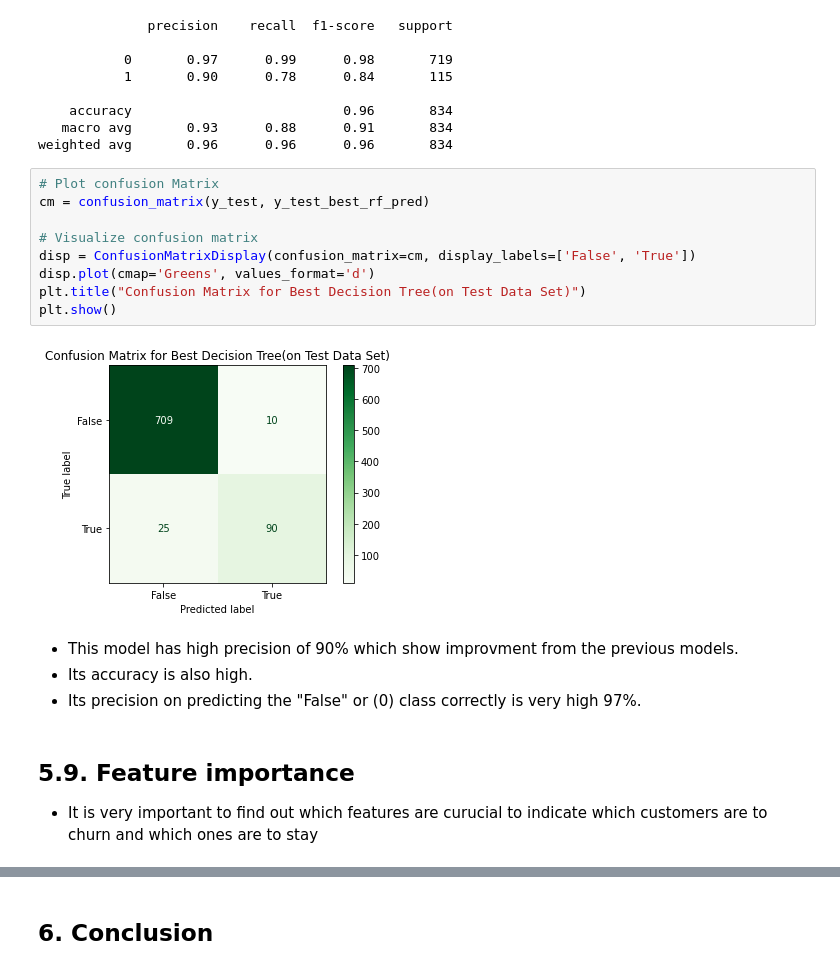
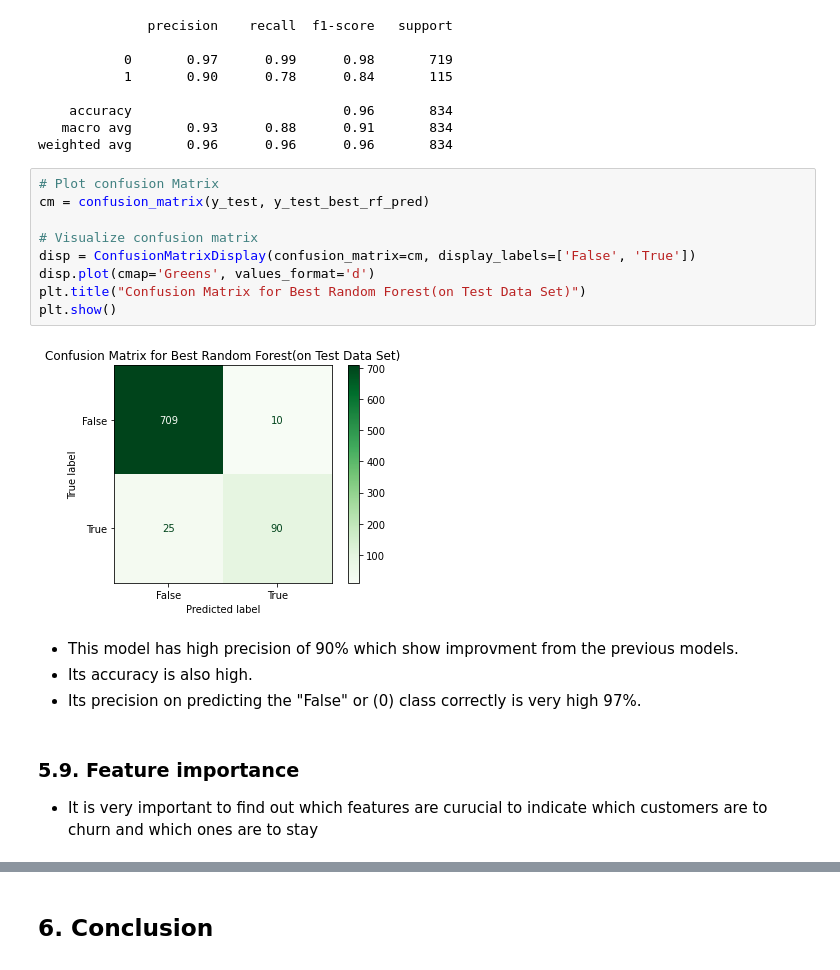
Before and after one commit to Endalkmin/SyriaTel-Customer-Churn-Prediction-Model, a Jupyter notebook: phase-3-project.ipynb, the cells around one changed output, grey strips where cells are left out. Saved outputs shown, nothing was run; the diff lists cells and outputs as text.

```diff
--- a/phase-3-project.ipynb
+++ b/phase-3-project.ipynb
@@ -705,20 +713,20 @@ weighted avg       0.96      0.96      0.96       834
 # %%
 # Plot confusion Matrix
 cm = confusion_matrix(y_test, y_test_best_rf_pred)
 
 # Visualize confusion matrix
 disp = ConfusionMatrixDisplay(confusion_matrix=cm, display_labels=['False', 'True'])
 disp.plot(cmap='Greens', values_format='d')
-plt.title("Confusion Matrix for Best Decision Tree(on Test Data Set)")
+plt.title("Confusion Matrix for Best Random Forest(on Test Data Set)")
 plt.show()
 # %% [output]
-[figure, old version]
+[figure, new version]
 # %% [markdown]
 * This model has high precision of 90% which show improvment from the previous models.
 * Its accuracy is also high.
 * Its precision on predicting the "False" or (0) class correctly is very high 97%.
 # %% [markdown]
-## 5.9. Feature importance
+### 5.9. Feature importance
 * It is very important to find out which features are curucial to indicate which customers are to churn
   and which ones are to stay
 # %%
```
Also changed, not shown: parts of 21 cells of this notebook, 2 other files.
